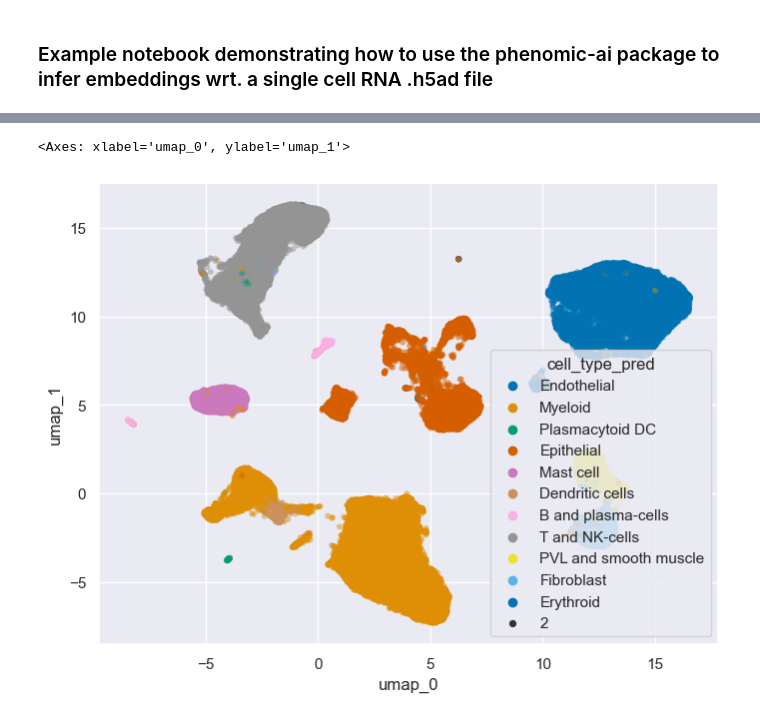
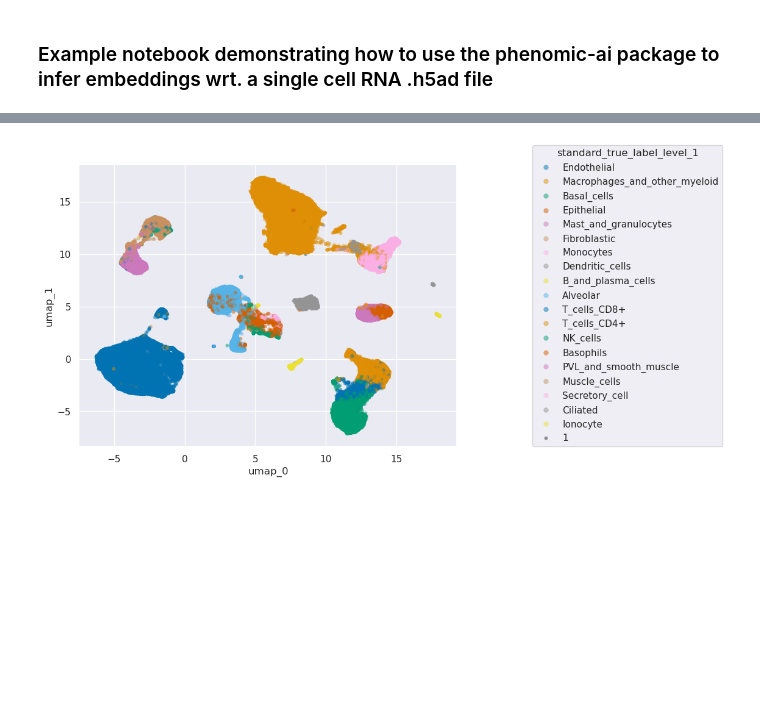
Before and after one commit to PhenomicAI/bascvi, a Jupyter notebook: notebooks/pai_embeddings_inference.ipynb, the cells around one changed output, grey strips where cells are left out. Cells and saved outputs as stored; diff of their text form; code cells hidden in the pictures; blank space fills up the shorter version.

```diff
--- a/notebooks/pai_embeddings_inference.ipynb
+++ b/notebooks/pai_embeddings_inference.ipynb
@@ -91,18 +64,21 @@ os.listdir(res_dir)
 # %%
 # Plot UMAP projections of embedding results alongside predicted cell-type label
 
-embeddings = pd.read_csv(os.path.join(res_dir,'84772c860ce6445d8b27e8ed81a474bc','results.csv'))
+embeddings = pd.read_csv(os.path.join(res_dir,'0fd9c007-8ba2-4d87-8568-c938d2631fba-lung-20240918','results.csv'))
 embeddings = embeddings.set_index('barcode')
 
 sns.set_theme(rc={'figure.figsize':(8,6)})
-sns.scatterplot(x=embeddings['umap_0'],
+ax = sns.scatterplot(x=embeddings['umap_0'],
                 y=embeddings['umap_1'],
-                hue=embeddings['cell_type_pred'],
+                hue=embeddings['standard_true_label_level_1'],
                 linewidth=0,palette='colorblind',
-                size=2,alpha=0.5)
+                size=1,alpha=0.5)
+
+sns.move_legend(
+    ax, loc=(1.2,0.)
+)
 # %% [output]
-<Axes: xlabel='umap_0', ylabel='umap_1'>
-[figure, old version]
+[figure, new version]
 # %%
 # Overlay some commonly expressed genes on the UMAP projection
 
```
Also changed, not shown: parts of 17 cells of this notebook.
